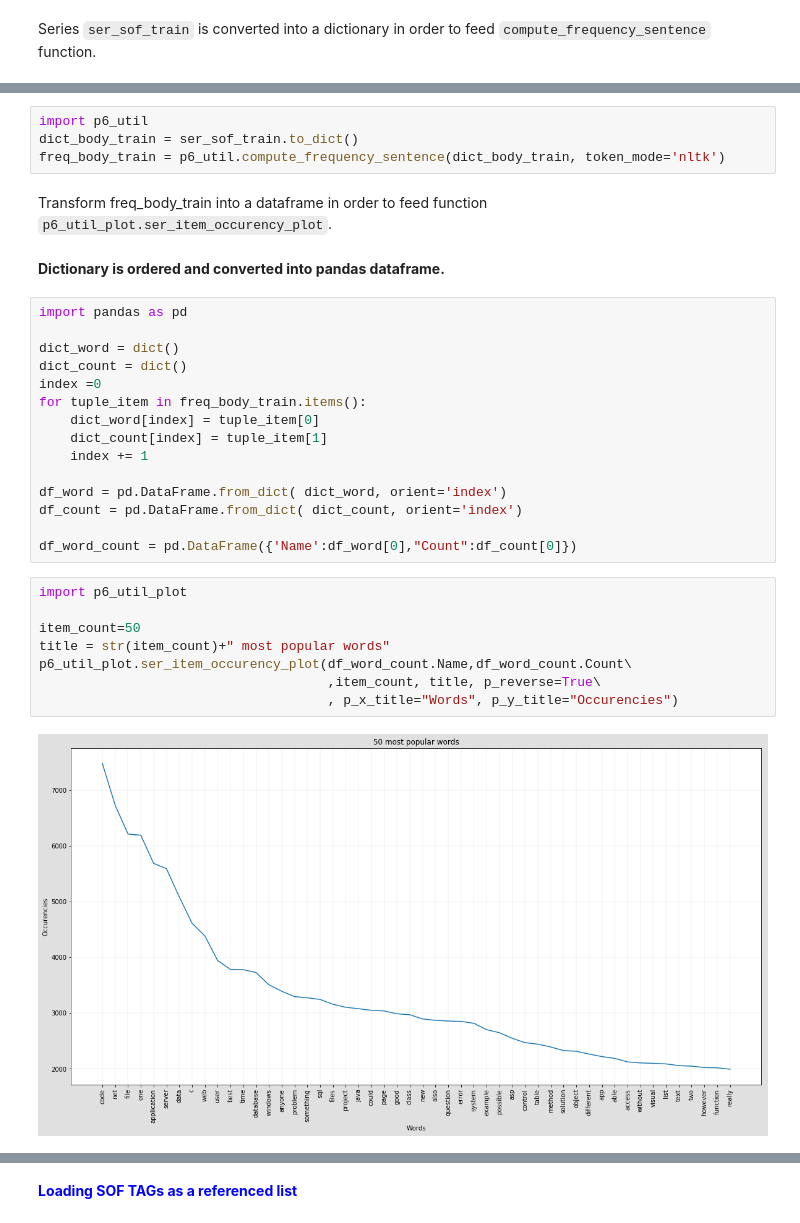
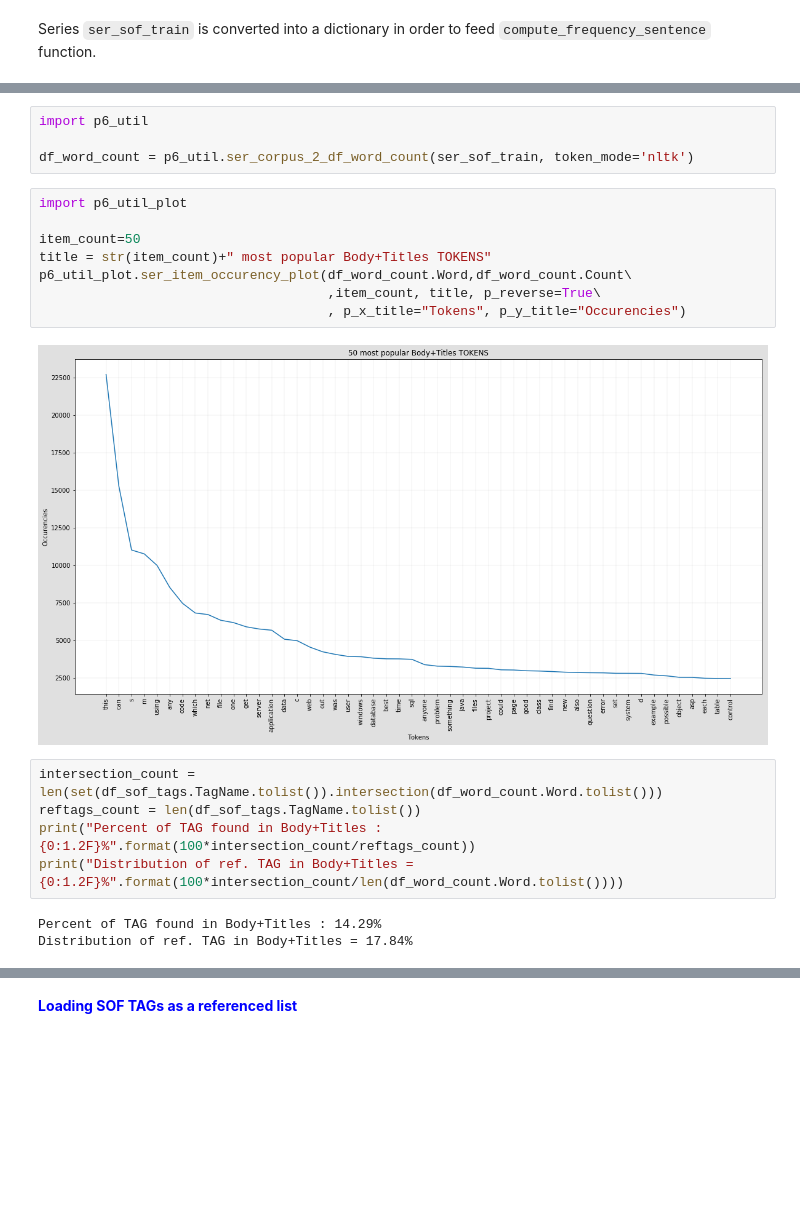
Before and after one commit to dataforcast/OC_Datascientist, a Jupyter notebook: P6/P6_DataAnalysis.ipynb, the cells around one changed output, grey strips where cells are left out. Saved outputs shown, nothing was run; the diff lists cells and outputs as text; blank space fills up the shorter version.

```diff
--- a/P6/P6_DataAnalysis.ipynb
+++ b/P6/P6_DataAnalysis.ipynb
@@ -227,36 +431,25 @@ NameError: name 'dict_body_train' is not defined
 # %%
 import p6_util
-dict_body_train = ser_sof_train.to_dict()
-freq_body_train = p6_util.compute_frequency_sentence(dict_body_train, token_mode='nltk')
+
+df_word_count = p6_util.ser_corpus_2_df_word_count(ser_sof_train, token_mode='nltk')
-# %% [markdown]
-Transform freq_body_train into a dataframe in order to feed function `p6_util_plot.ser_item_occurency_plot`.
-# %% [markdown]
-**Dictionary is ordered and converted into pandas dataframe.**
-# %%
-import pandas as pd
-
-dict_word = dict()
-dict_count = dict()
-index =0
-for tuple_item in freq_body_train.items():
-    dict_word[index] = tuple_item[0]
-    dict_count[index] = tuple_item[1]
-    index += 1
-
-df_word = pd.DataFrame.from_dict( dict_word, orient='index')
-df_count = pd.DataFrame.from_dict( dict_count, orient='index')
-
-df_word_count = pd.DataFrame({'Name':df_word[0],"Count":df_count[0]})
 # %%
 import p6_util_plot
 
 item_count=50
-title = str(item_count)+" most popular words"
-p6_util_plot.ser_item_occurency_plot(df_word_count.Name,df_word_count.Count\
+title = str(item_count)+" most popular Body+Titles TOKENS"
+p6_util_plot.ser_item_occurency_plot(df_word_count.Word,df_word_count.Count\
                                      ,item_count, title, p_reverse=True\
-                                     , p_x_title="Words", p_y_title="Occurencies")
+                                     , p_x_title="Tokens", p_y_title="Occurencies")
 # %% [output]
-[figure, old version]
+[figure, new version]
+# %%
+intersection_count = len(set(df_sof_tags.TagName.tolist()).intersection(df_word_count.Word.tolist()))
+reftags_count = len(df_sof_tags.TagName.tolist())
+print("Percent of TAG found in Body+Titles : {0:1.2F}%".format(100*intersection_count/reftags_count))
+print("Distribution of ref. TAG in Body+Titles = {0:1.2F}%".format(100*intersection_count/len(df_word_count.Word.tolist())))
+# %% [output]
+Percent of TAG found in Body+Titles : 14.29%
+Distribution of ref. TAG in Body+Titles = 17.84%
 # %%
 import numpy as np
 
```
Also changed, not shown: parts of 72 cells of this notebook, 9 other files.
